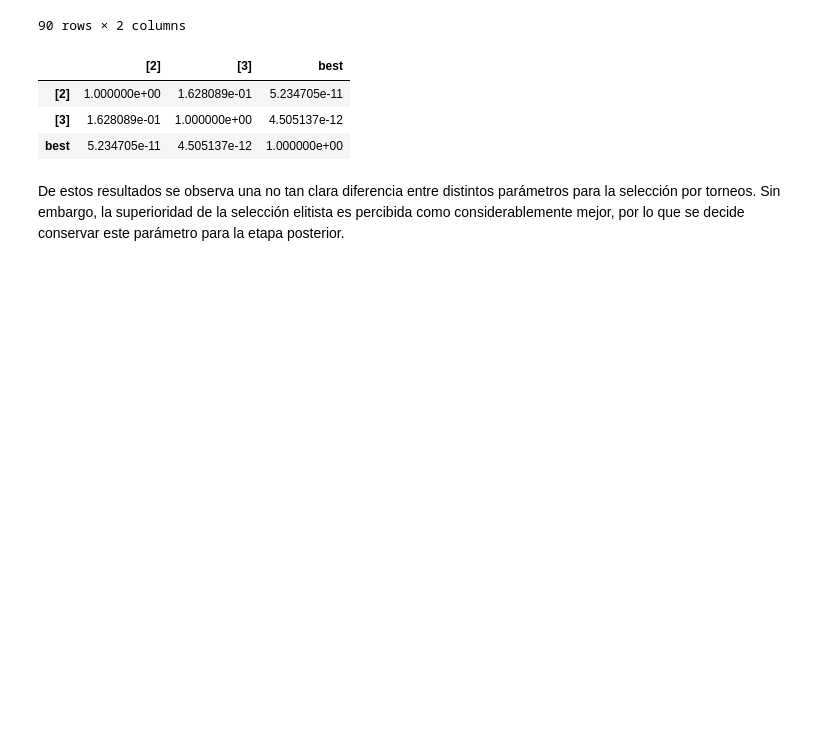
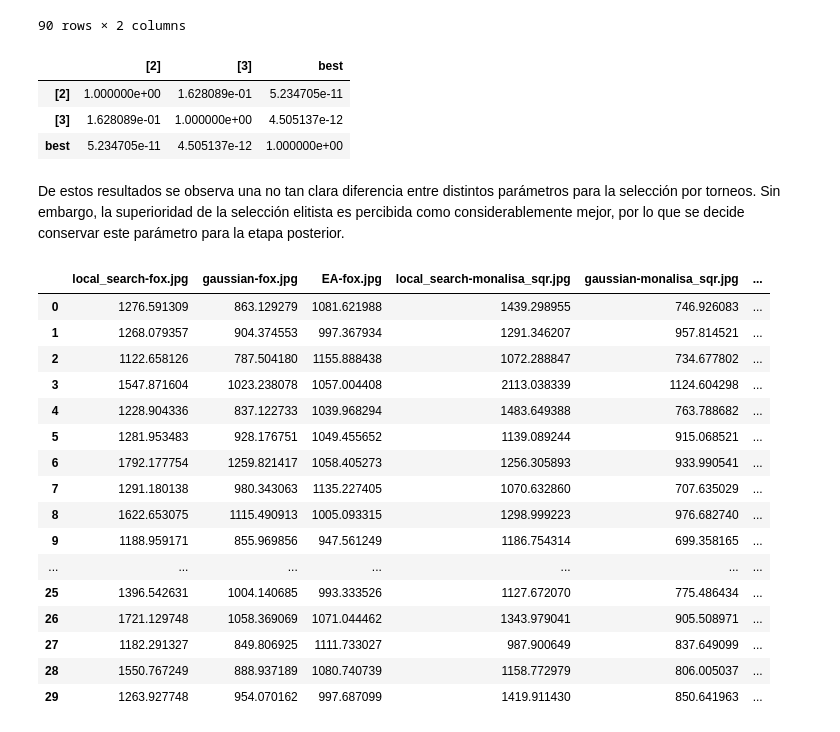
Before and after one commit to guidodinello/polygonal-evolutionary-algorithm, a Jupyter notebook: analysis.ipynb, the cells around one changed output. Saved outputs shown, nothing was run; the diff lists cells and outputs as text; code cells hidden in the pictures; blank space fills up the shorter version.

```diff
--- a/analysis.ipynb
+++ b/analysis.ipynb
@@ -250,3 +250,26 @@ posthoc
 | best | 5.234705e-11 | 4.505137e-12 | 1.000000e+00 |
 # %% [markdown]
 De estos resultados se observa una no tan clara diferencia entre distintos parámetros para la selección por torneos. Sin embargo, la superioridad de la selección elitista es percibida como considerablemente mejor, por lo que se decide conservar este parámetro para la etapa posterior.
+# %%
+#Greedy comparison
+
+greedy = pd.read_csv(f"{BFE}best_fit_per_config_greedy.csv")
+greedy
+# %% [output]
+|  | local_search-fox.jpg | gaussian-fox.jpg | EA-fox.jpg | local_search-monalisa_sqr.jpg | gaussian-monalisa_sqr.jpg | ... |
+| 0 | 1276.591309 | 863.129279 | 1081.621988 | 1439.298955 | 746.926083 | ... |
+| 1 | 1268.079357 | 904.374553 | 997.367934 | 1291.346207 | 957.814521 | ... |
+| 2 | 1122.658126 | 787.504180 | 1155.888438 | 1072.288847 | 734.677802 | ... |
+| 3 | 1547.871604 | 1023.238078 | 1057.004408 | 2113.038339 | 1124.604298 | ... |
+| 4 | 1228.904336 | 837.122733 | 1039.968294 | 1483.649388 | 763.788682 | ... |
+| 5 | 1281.953483 | 928.176751 | 1049.455652 | 1139.089244 | 915.068521 | ... |
+| 6 | 1792.177754 | 1259.821417 | 1058.405273 | 1256.305893 | 933.990541 | ... |
+| 7 | 1291.180138 | 980.343063 | 1135.227405 | 1070.632860 | 707.635029 | ... |
+| 8 | 1622.653075 | 1115.490913 | 1005.093315 | 1298.999223 | 976.682740 | ... |
+| 9 | 1188.959171 | 855.969856 | 947.561249 | 1186.754314 | 699.358165 | ... |
+| ... | ... | ... | ... | ... | ... | ... |
+| 25 | 1396.542631 | 1004.140685 | 993.333526 | 1127.672070 | 775.486434 | ... |
+| 26 | 1721.129748 | 1058.369069 | 1071.044462 | 1343.979041 | 905.508971 | ... |
+| 27 | 1182.291327 | 849.806925 | 1111.733027 | 987.900649 | 837.649099 | ... |
+| 28 | 1550.767249 | 888.937189 | 1080.740739 | 1158.772979 | 806.005037 | ... |
+| 29 | 1263.927748 | 954.070162 | 997.687099 | 1419.911430 | 850.641963 | ... |
```
Also changed, not shown: parts of 12 cells of this notebook, 6 other files.
